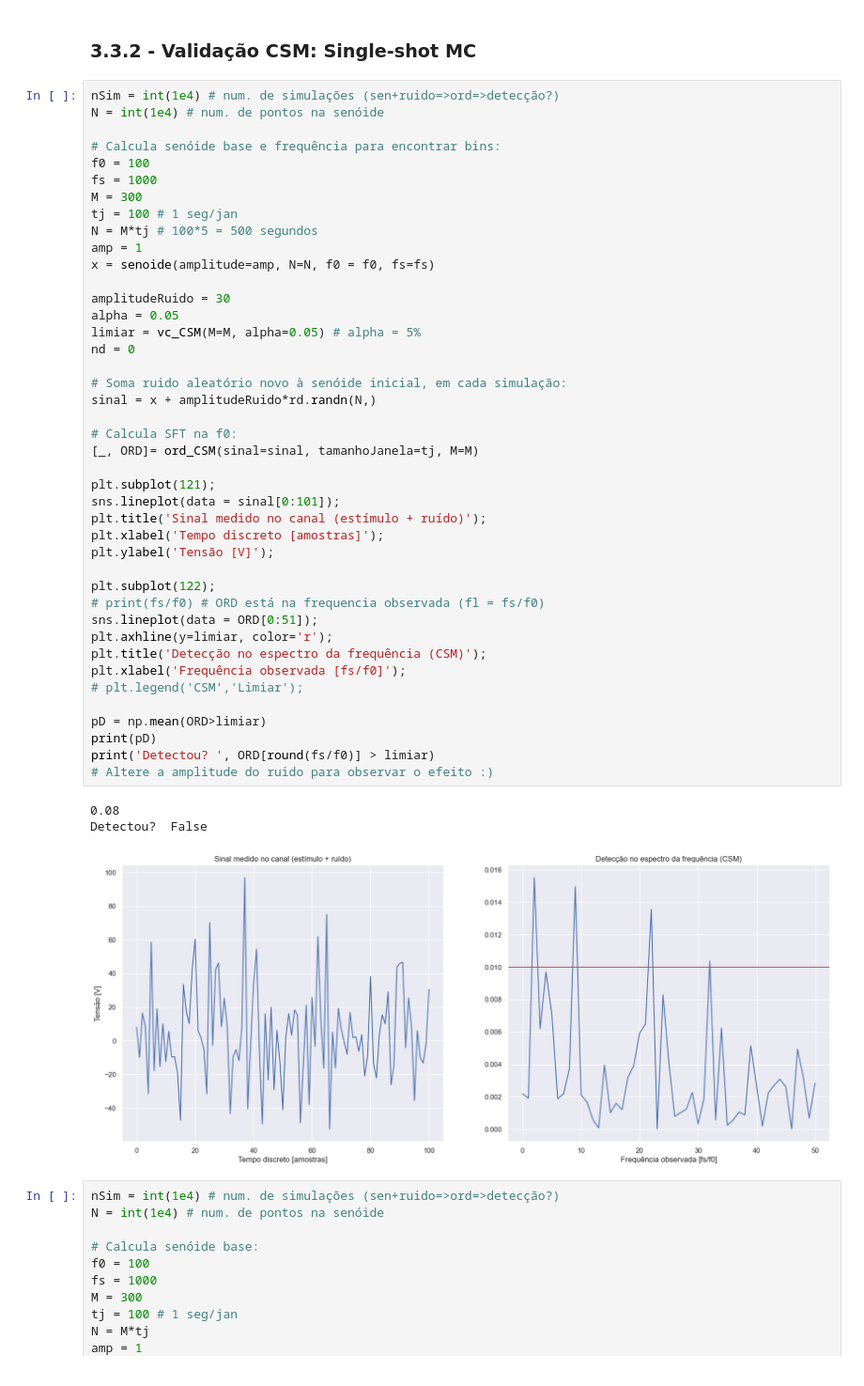
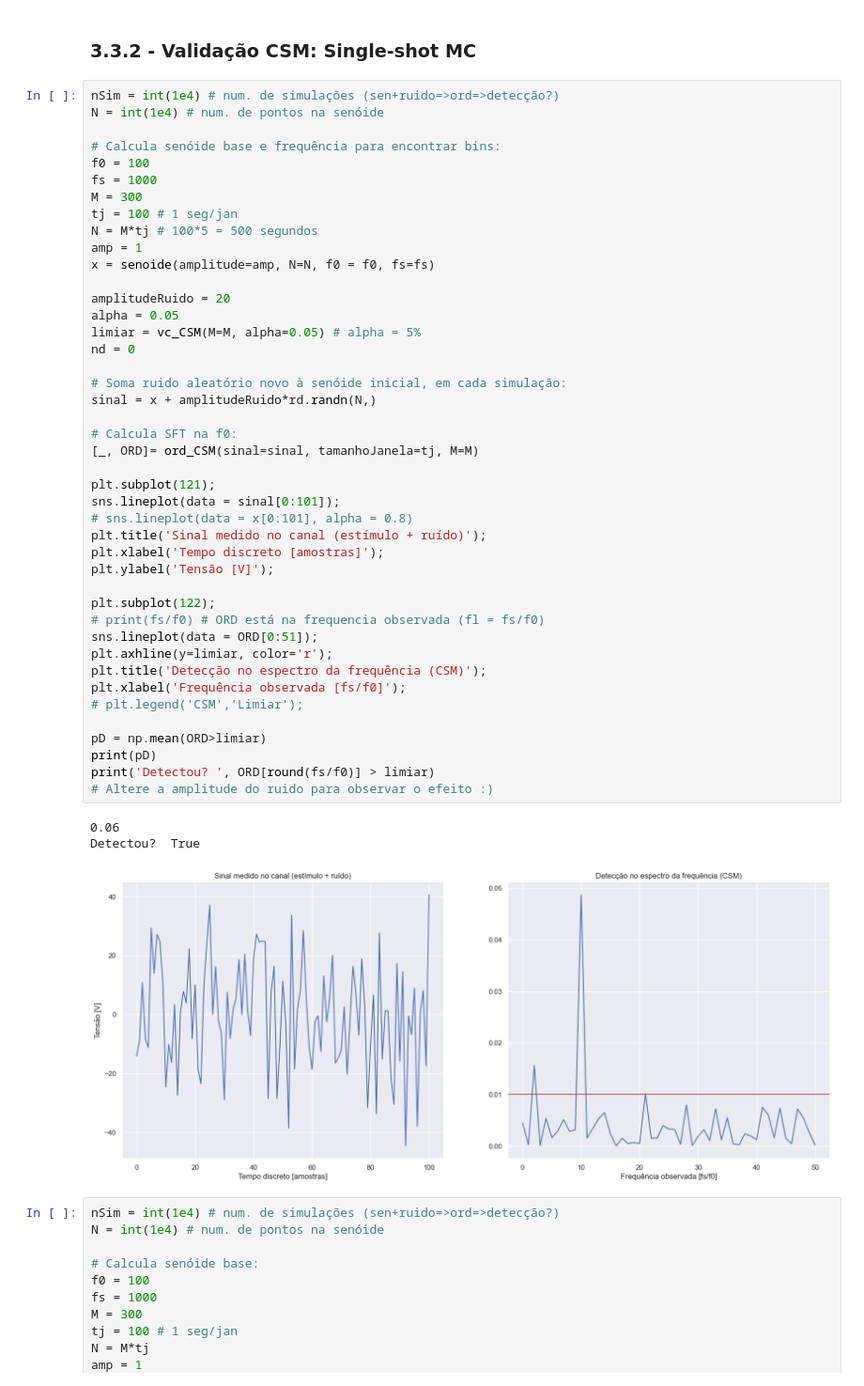
Before and after one commit to Alexandre-Caldeira/detection-theory-101, a Jupyter notebook: notebooks/comCalma.ipynb, the cells around one changed output. Shown at 94% size. Drawn from its saved outputs; the diff is of its cells as text.

```diff
--- a/notebooks/comCalma.ipynb
+++ b/notebooks/comCalma.ipynb
@@ -562,39 +575,40 @@ N = M*tj # 100*5 = 500 segundos
 amp = 1
 x = senoide(amplitude=amp, N=N, f0 = f0, fs=fs)
 
-amplitudeRuido = 30
+amplitudeRuido = 20
 alpha = 0.05
 limiar = vc_CSM(M=M, alpha=0.05) # alpha = 5%
 nd = 0
 
 # Soma ruido aleatório novo à senóide inicial, em cada simulação:
 sinal = x + amplitudeRuido*rd.randn(N,)
 
 # Calcula SFT na f0:
 [_, ORD]= ord_CSM(sinal=sinal, tamanhoJanela=tj, M=M)
 
 plt.subplot(121);
 sns.lineplot(data = sinal[0:101]);
+# sns.lineplot(data = x[0:101], alpha = 0.8)
 plt.title('Sinal medido no canal (estímulo + ruído)');
 plt.xlabel('Tempo discreto [amostras]');
 plt.ylabel('Tensão [V]');
 
 plt.subplot(122);
 # print(fs/f0) # ORD está na frequencia observada (fl = fs/f0)
 sns.lineplot(data = ORD[0:51]);
 plt.axhline(y=limiar, color='r');
 plt.title('Detecção no espectro da frequência (CSM)');
 plt.xlabel('Frequência observada [fs/f0]');
 # plt.legend('CSM','Limiar');
 
 pD = np.mean(ORD>limiar)
 print(pD)
 print('Detectou? ', ORD[round(fs/f0)] > limiar)
 # Altere a amplitude do ruido para observar o efeito :)
 # %% [output]
-0.08
-Detectou?  False
+0.06
+Detectou?  True
-[figure, old version]
+[figure, new version]
 # %%
 nSim = int(1e4) # num. de simulações (sen+ruido=>ord=>detecção?)
 N = int(1e4) # num. de pontos na senóide
```
Also changed, not shown: parts of 9 cells of this notebook, 2 other files.
